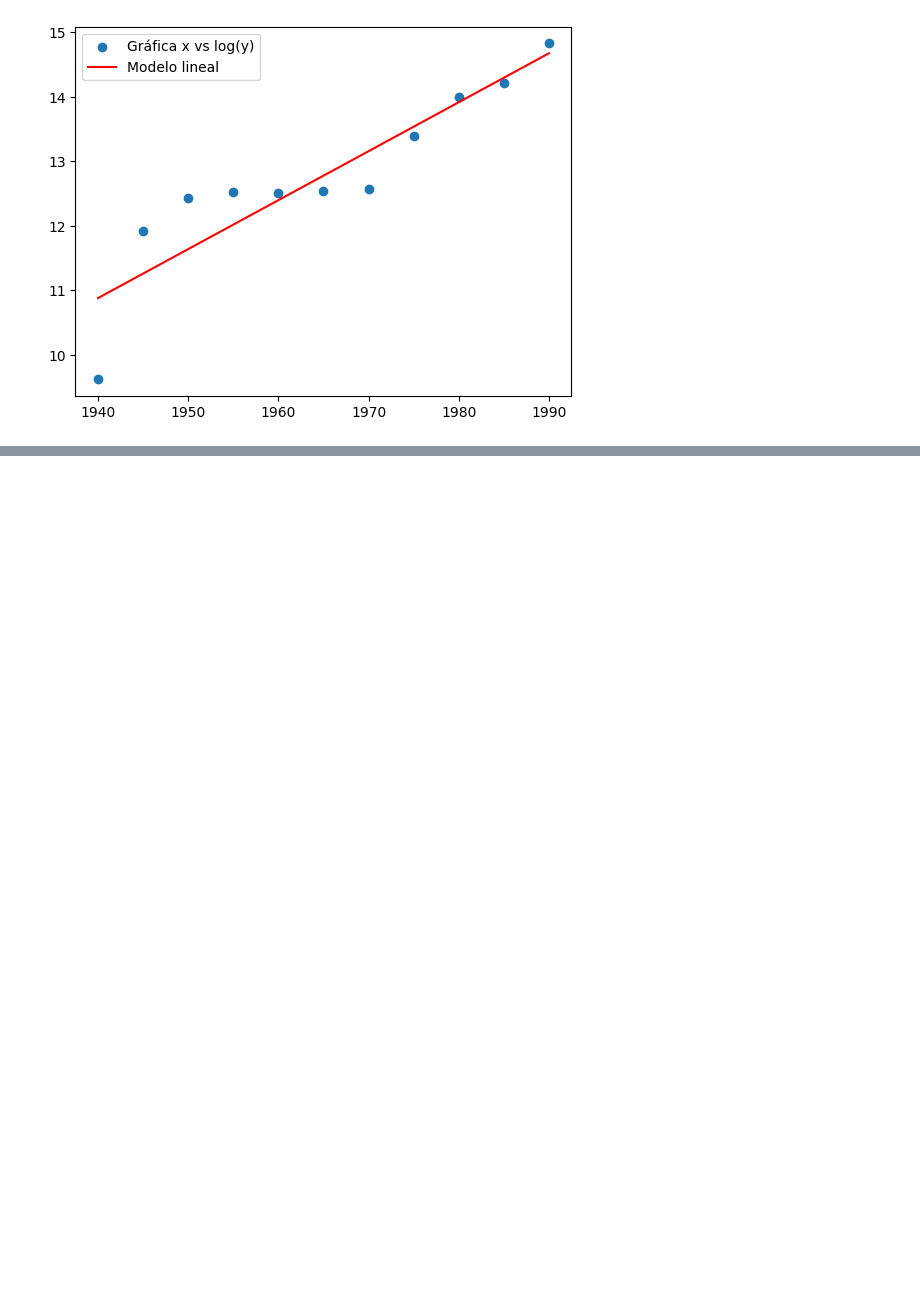
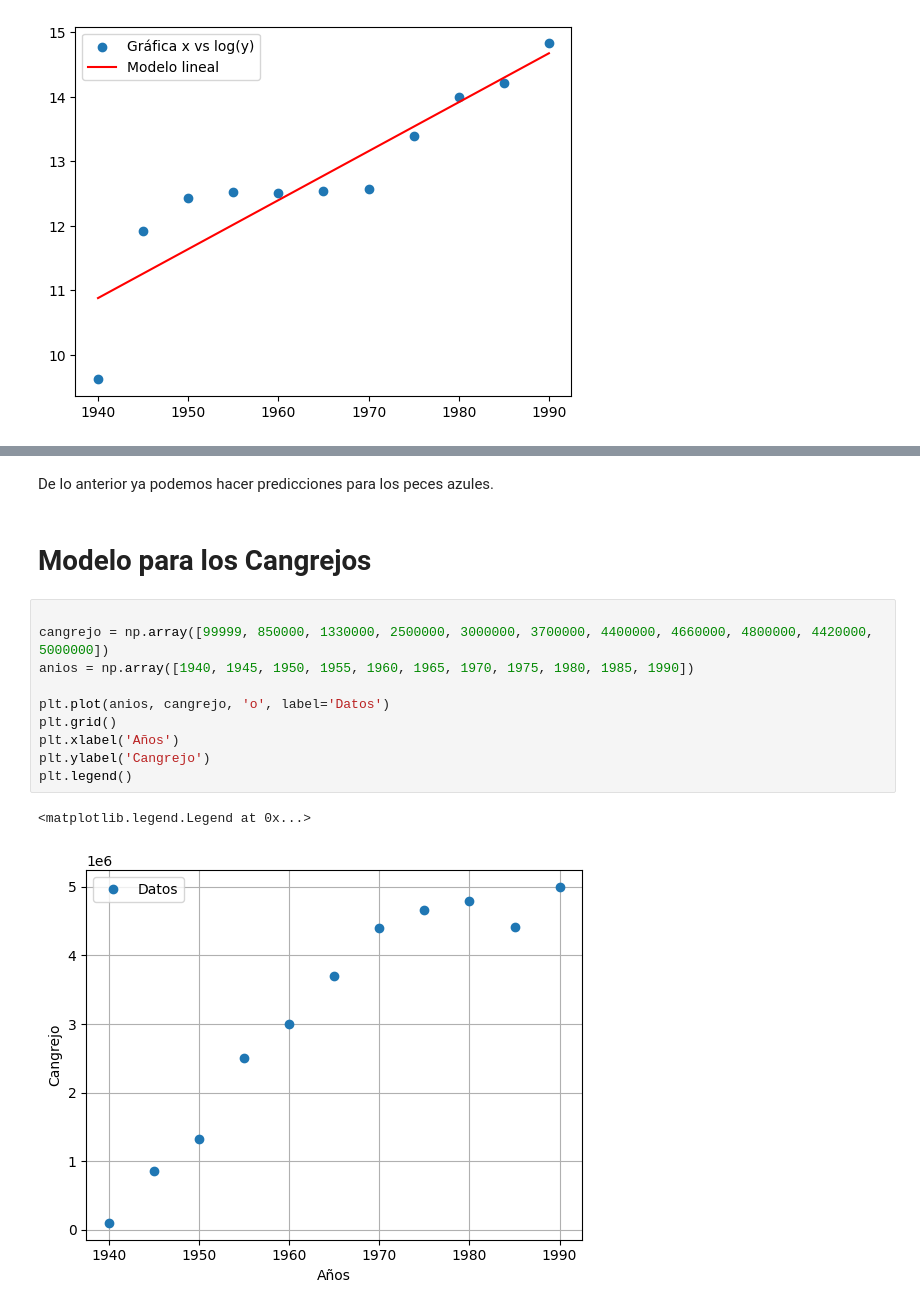
Before and after one commit to justjaaara/semestre_v, a Jupyter notebook: Analisis_numerico/escala de potencias/ejemplo.ipynb, the cells around one changed output, grey strips where cells are left out. Cells and saved outputs as stored; diff of their text form; blank space fills up the shorter version.

```diff
--- a/Analisis_numerico/escala de potencias/ejemplo.ipynb
+++ b/Analisis_numerico/escala de potencias/ejemplo.ipynb
@@ -90,0 +92,17 @@ plt.legend()
+# %% [markdown]
+De lo anterior ya podemos hacer predicciones para los peces azules.
+# %% [markdown]
+# Modelo para los Cangrejos
+# %%
+
+cangrejo = np.array([99999, 850000, 1330000, 2500000, 3000000, 3700000, 4400000, 4660000, 4800000, 4420000, 5000000])
+anios = np.array([1940, 1945, 1950, 1955, 1960, 1965, 1970, 1975, 1980, 1985, 1990])
+
+plt.plot(anios, cangrejo, 'o', label='Datos')
+plt.grid()
+plt.xlabel('Años')
+plt.ylabel('Cangrejo')
+plt.legend()
+# %% [output]
+<matplotlib.legend.Legend at 0x...>
+[figure, added]
```
Also changed, not shown: parts of 9 cells of this notebook, 2 other files.
